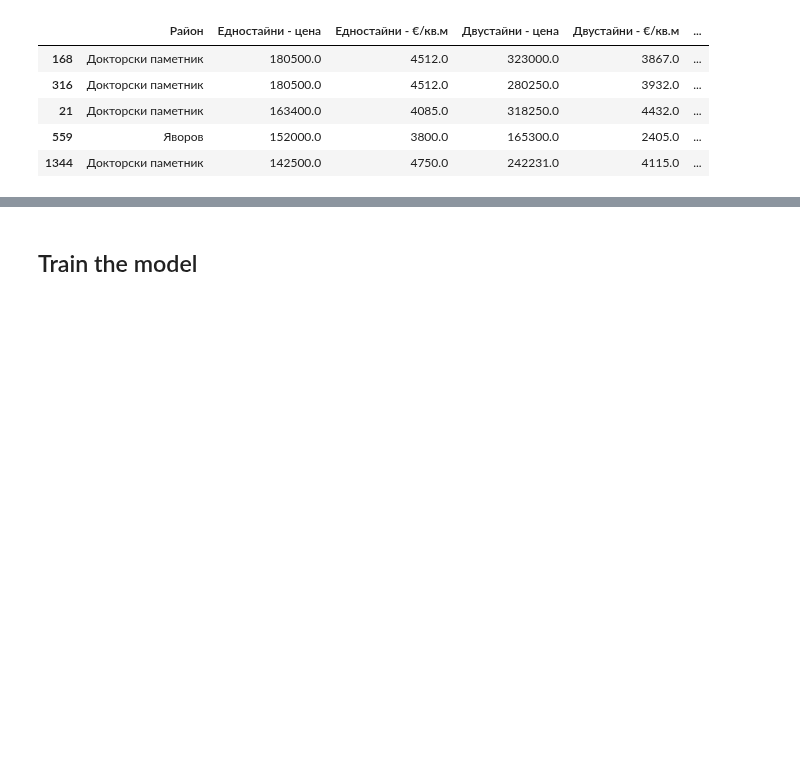
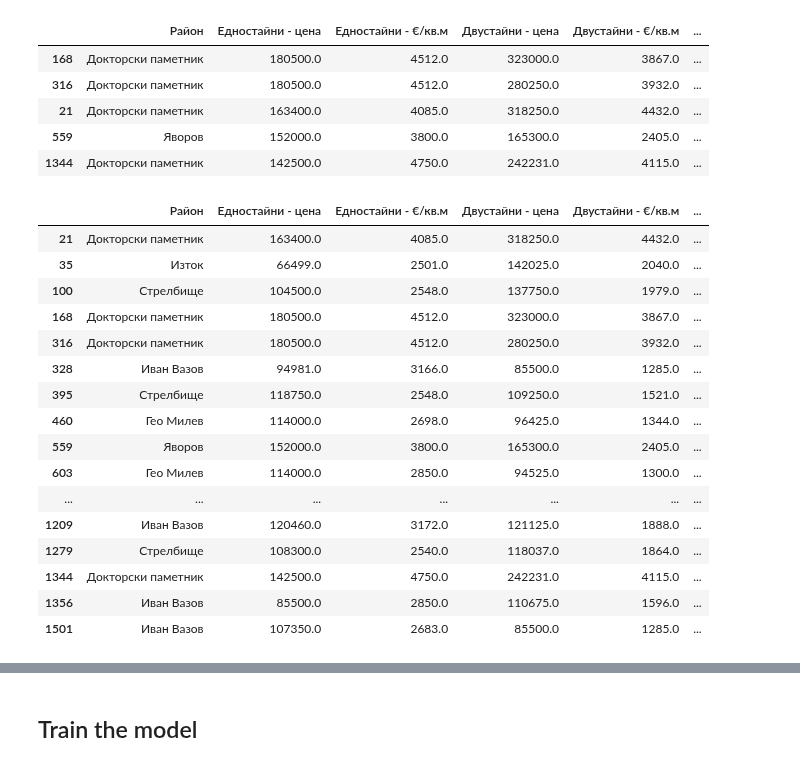
Before and after one commit to GalkaKG/Predicting-Sofia-Real-Estate-Prices, a Jupyter notebook: second_dataset_eda_and_modeling.ipynb, the cells around one changed output, grey strips where cells are left out. Cells and saved outputs as stored; diff of their text form; code cells hidden in the pictures; blank space fills up the shorter version.

```diff
--- a/second_dataset_eda_and_modeling.ipynb
+++ b/second_dataset_eda_and_modeling.ipynb
@@ -264,3 +264,27 @@ top_5_rows
 | 21 | Докторски паметник | 163400.0 | 4085.0 | 318250.0 | 4432.0 | ... |
 | 559 | Яворов | 152000.0 | 3800.0 | 165300.0 | 2405.0 | ... |
 | 1344 | Докторски паметник | 142500.0 | 4750.0 | 242231.0 | 4115.0 | ... |
+# %%
+from scipy import stats
+
+second_df['z_score'] = stats.zscore(second_df['Едностайни - €/кв.м'])
+outliers = second_df[second_df['z_score'].abs() > 3]
+outliers
+# %% [output]
+|  | Район | Едностайни - цена | Едностайни - €/кв.м | Двустайни - цена | Двустайни - €/кв.м | ... |
+| 21 | Докторски паметник | 163400.0 | 4085.0 | 318250.0 | 4432.0 | ... |
+| 35 | Изток | 66499.0 | 2501.0 | 142025.0 | 2040.0 | ... |
+| 100 | Стрелбище | 104500.0 | 2548.0 | 137750.0 | 1979.0 | ... |
+| 168 | Докторски паметник | 180500.0 | 4512.0 | 323000.0 | 3867.0 | ... |
+| 316 | Докторски паметник | 180500.0 | 4512.0 | 280250.0 | 3932.0 | ... |
+| 328 | Иван Вазов | 94981.0 | 3166.0 | 85500.0 | 1285.0 | ... |
+| 395 | Стрелбище | 118750.0 | 2548.0 | 109250.0 | 1521.0 | ... |
+| 460 | Гео Милев | 114000.0 | 2698.0 | 96425.0 | 1344.0 | ... |
+| 559 | Яворов | 152000.0 | 3800.0 | 165300.0 | 2405.0 | ... |
+| 603 | Гео Милев | 114000.0 | 2850.0 | 94525.0 | 1300.0 | ... |
+| ... | ... | ... | ... | ... | ... | ... |
+| 1209 | Иван Вазов | 120460.0 | 3172.0 | 121125.0 | 1888.0 | ... |
+| 1279 | Стрелбище | 108300.0 | 2540.0 | 118037.0 | 1864.0 | ... |
+| 1344 | Докторски паметник | 142500.0 | 4750.0 | 242231.0 | 4115.0 | ... |
+| 1356 | Иван Вазов | 85500.0 | 2850.0 | 110675.0 | 1596.0 | ... |
+| 1501 | Иван Вазов | 107350.0 | 2683.0 | 85500.0 | 1285.0 | ... |
```
Also changed, not shown: parts of 13 cells of this notebook.
